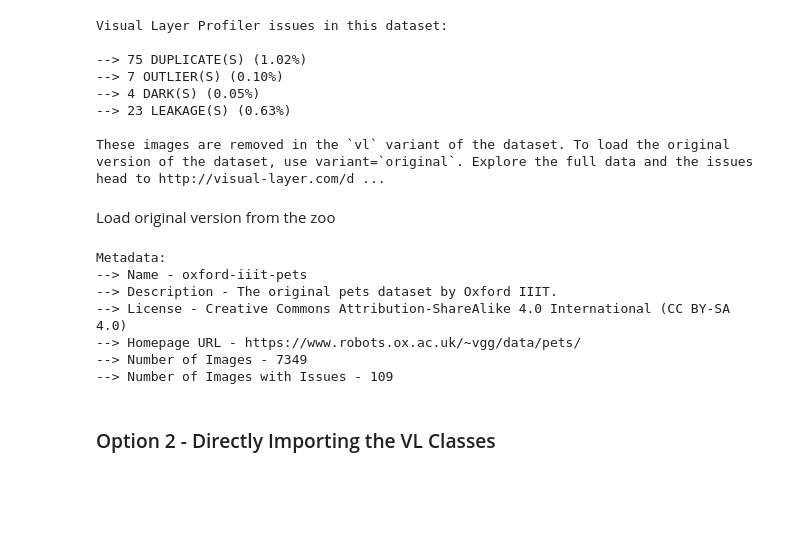
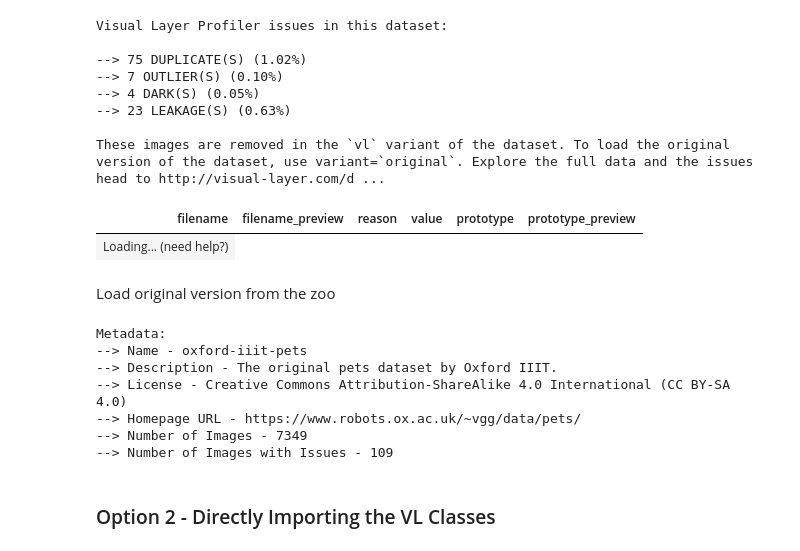
Before and after one commit to visual-layer/visuallayer, a Jupyter notebook: notebooks/dataset-test.ipynb, the cells around one changed output. Drawn from its saved outputs; the diff is of its cells as text; code cells hidden in the pictures; blank space fills up the shorter version.

Commit message:
implement explore

```diff
--- a/notebooks/dataset-test.ipynb
+++ b/notebooks/dataset-test.ipynb
@@ -38,5 +40,3 @@ Visual Layer Profiler issues in this dataset:
 --> 23 LEAKAGE(S) (0.63%)
 
 These images are removed in the `vl` variant of the dataset. To load the original version of the dataset, use variant=`original`. Explore the full data and the issues head to http://visual-layer.com/d ...
-# %% [markdown]
-Load original version from the zoo
@@ -45,10 +43,7 @@ my_pets_ori = vl.datasets.zoo.load('vl-oxford-iiit-pets', "original")
-# %%
-my_pets_ori.info
-# %% [output]
-Metadata:
---> Name - oxford-iiit-pets
---> Description - The original pets dataset by Oxford IIIT.
---> License - Creative Commons Attribution-ShareAlike 4.0 International (CC BY-SA 4.0)
---> Homepage URL - https://www.robots.ox.ac.uk/~vgg/data/pets/
---> Number of Images - 7349
---> Number of Images with Issues - 109
+# %%
+my_pets.explore()
+# %% [output]
+| filename | filename_preview | reason | value | prototype | prototype_preview |
+| Loading... (need help?) |
+# %% [markdown]
+Load original version from the zoo
@@ -55,3 +52,13 @@ Metadata:
+# %%
+my_pets_ori.info
+# %% [output]
+Metadata:
+--> Name - oxford-iiit-pets
+--> Description - The original pets dataset by Oxford IIIT.
+--> License - Creative Commons Attribution-ShareAlike 4.0 International (CC BY-SA 4.0)
+--> Homepage URL - https://www.robots.ox.ac.uk/~vgg/data/pets/
+--> Number of Images - 7349
+--> Number of Images with Issues - 109
 # %% [markdown]
 ### Option 2 - Directly Importing the VL Classes
 # %%
```
Also changed, not shown: parts of 3 cells of this notebook, 1 other file.
